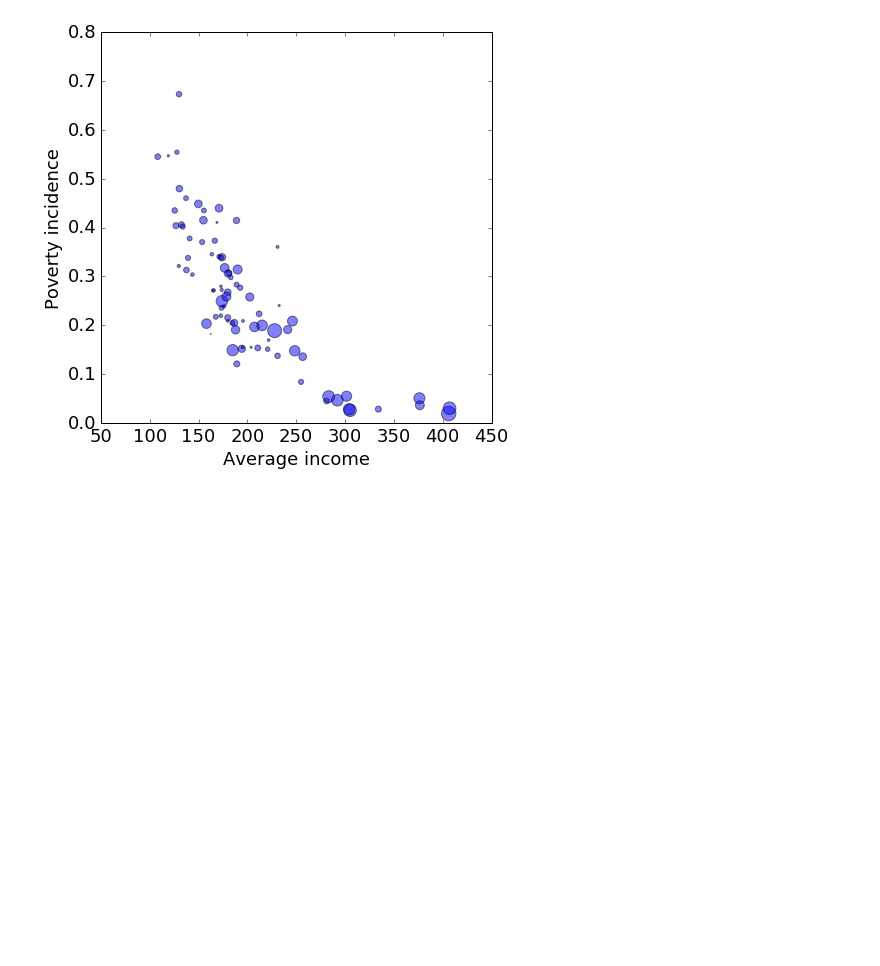
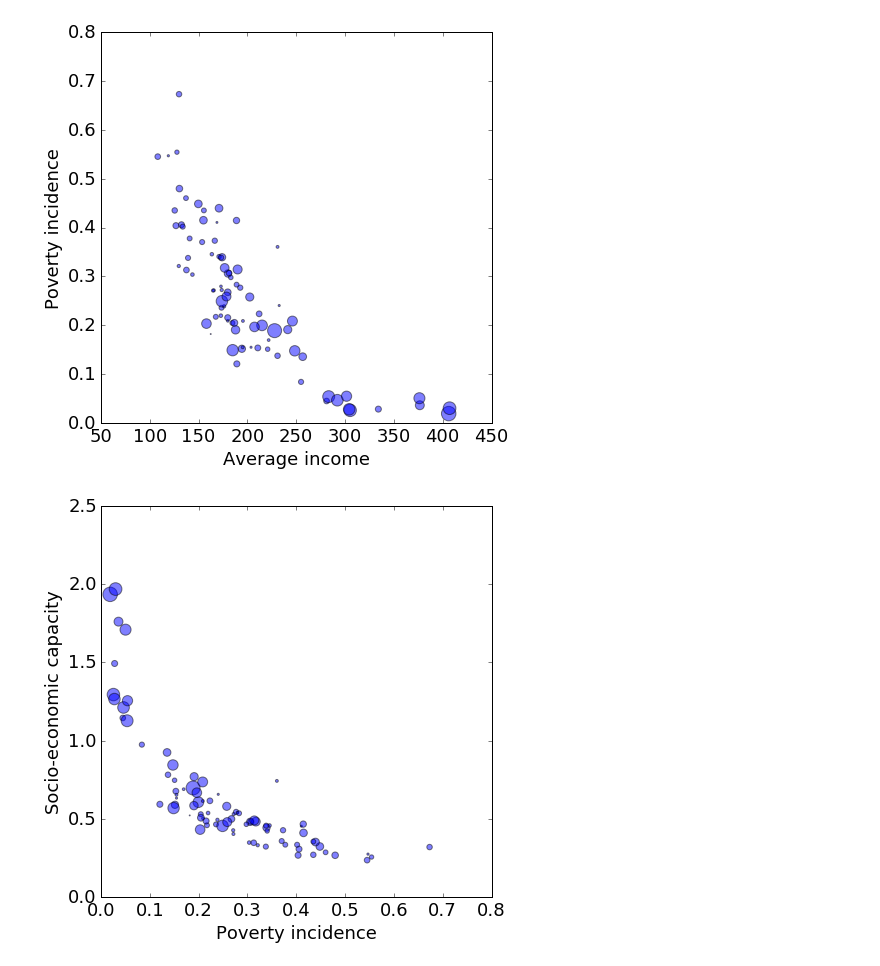
Before and after one commit to adrivsh/resilience_indicator_phl, a Jupyter notebook: draw_plots.ipynb, the cells around one changed output. Cells and saved outputs as stored; diff of their text form; code cells hidden in the pictures; blank space fills up the shorter version.

```diff
--- a/draw_plots.ipynb
+++ b/draw_plots.ipynb
@@ -39,3 +39,12 @@ plt.ylim(0);
 plt.savefig("img/poverty_vs_income.png")
 # %% [output]
 [figure]
+# %%
+df.plot.scatter(x="pov_head", y="resilience", s=df["pop"]/5e3, alpha=0.5, figsize=(7,7))
+plt.xlabel("Poverty incidence")
+plt.ylabel("Socio-economic capacity")
+plt.ylim(0);
+plt.xlim(0);
+plt.savefig("img/capacity_vs_poverty.png")
+# %% [output]
+[figure, added]
```
Also changed, not shown: parts of 1 cell of this notebook, 4 other files.
